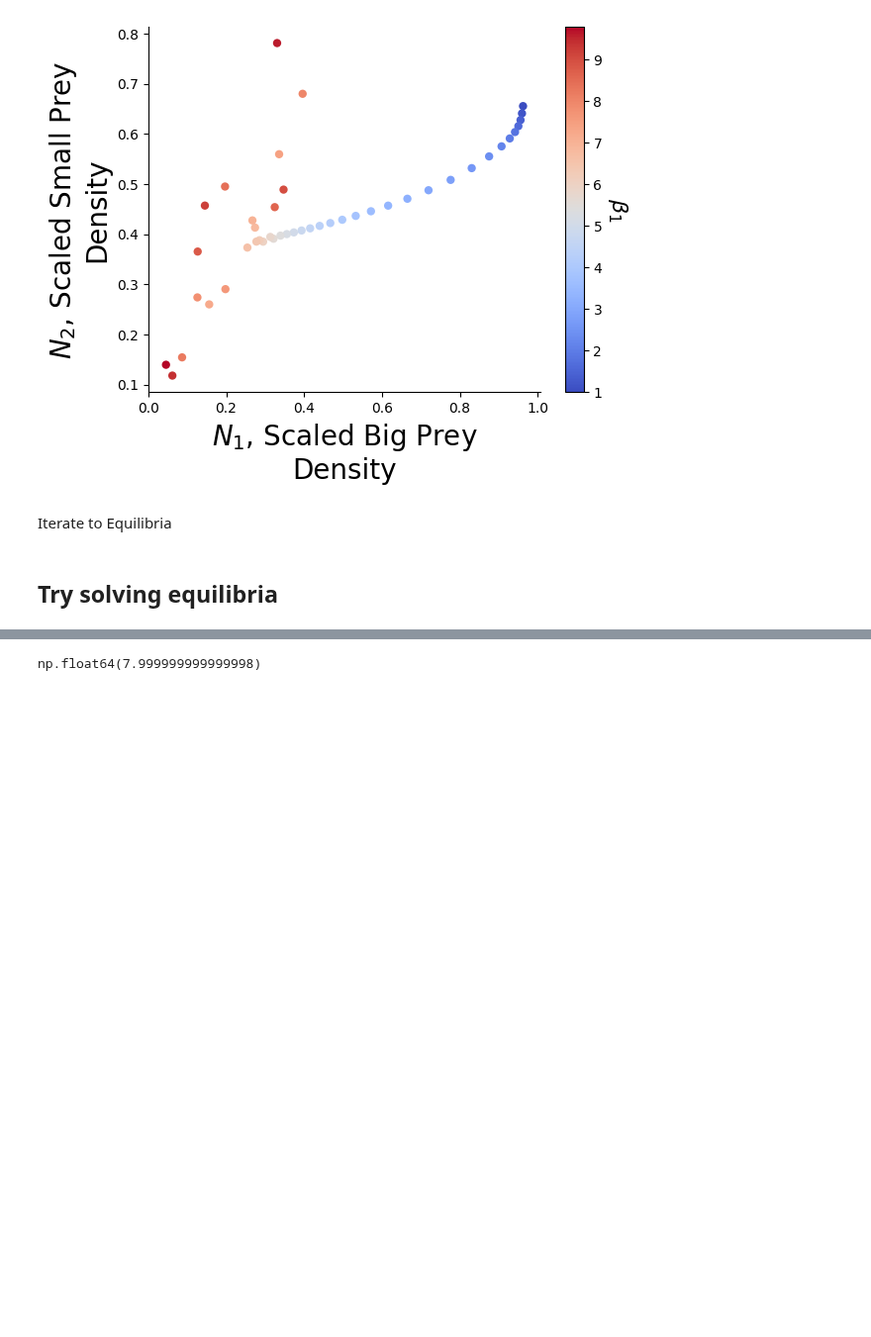
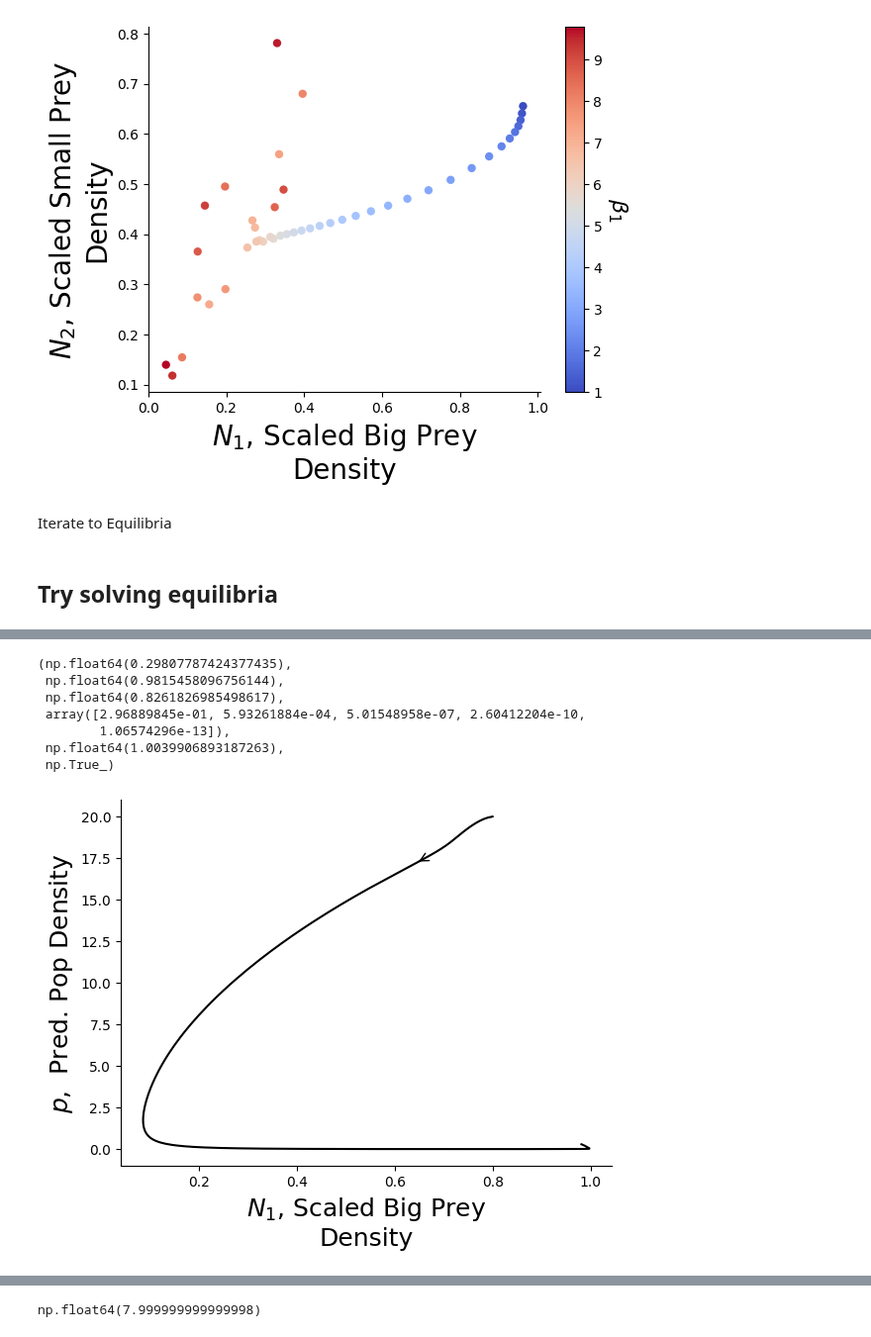
Before and after one commit to taliaborofsky/AdaptiveDynamics_CH_RS, a Jupyter notebook: TypeII_Eq_Plots.ipynb, the cells around one changed output, grey strips where cells are left out. Shown at 99% size. Drawn from its saved outputs; the diff is of its cells as text; code cells hidden in the pictures; blank space fills up the shorter version.

```diff
--- a/TypeII_Eq_Plots.ipynb
+++ b/TypeII_Eq_Plots.ipynb
@@ -164,0 +193,19 @@ array([0., 1., 1., 1., 1., 1., 1., 1., 1., 1., 1., 1., 1., 1., 1., 1., 1.,
+# %%
+x0 = [0.8, 0.7, *initiate_f_first_x(20, 2, x_max)]
+out2 = solve_ivp(full_model, [0, 1000], x0, method="LSODA",
+                args=(True,params))
+T, N1, N2, p, g_of_x_vec, mean_x = get_results(out2, x_max)
+fig, ax = plot_x_vs_y(N1,p,N1lab,Plab,[100])
+out = get_equilibrium(params, N1_0 = N1[-1], N2_0 = N2[-1],
+                          g_of_x_vec = g_of_x_vec[:,-1])
+
+iterate_and_solve_equilibrium(params, t_f = 1000, tol = 1e-8)
+# %% [output]
+(np.float64(0.29807787424377435),
+ np.float64(0.9815458096756144),
+ np.float64(0.8261826985498617),
+ array([2.96889845e-01, 5.93261884e-04, 5.01548958e-07, 2.60412204e-10,
+        1.06574296e-13]),
+ np.float64(1.0039906893187263),
+ np.True_)
+[figure, added]
```
Also changed, not shown: parts of 21 cells of this notebook, 12 other files.
